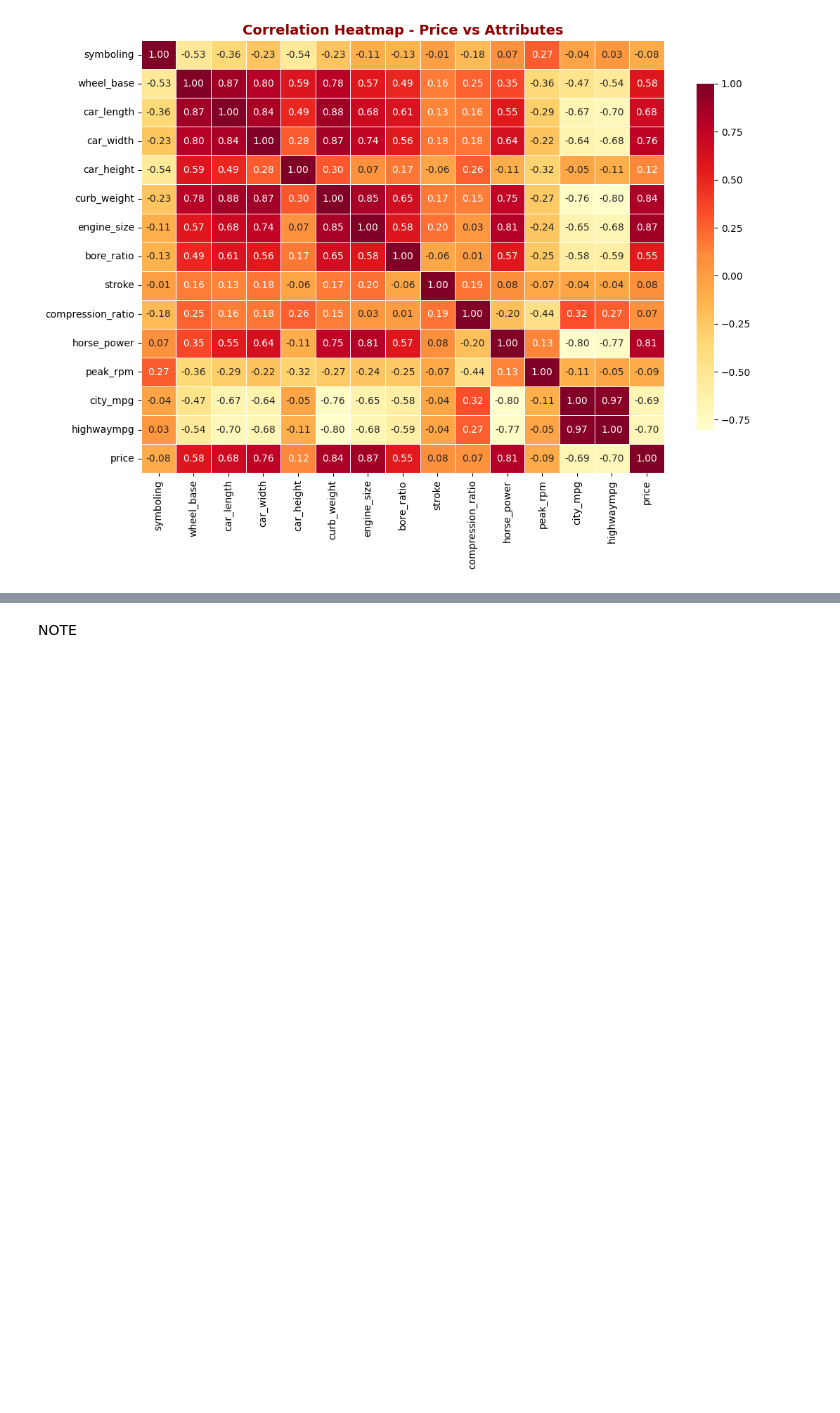
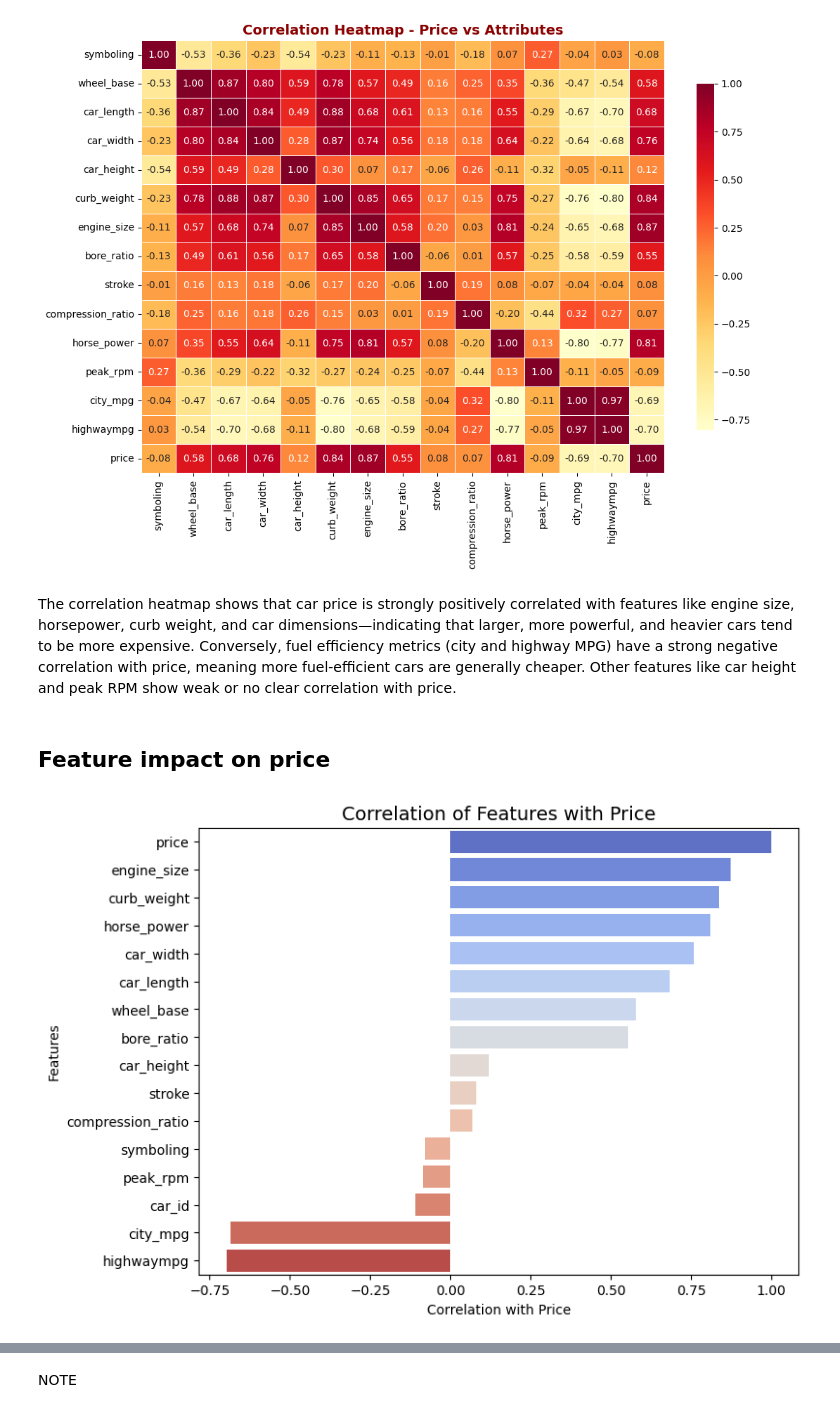
Before and after one commit to desi0302/Car_price_analysis, a Jupyter notebook: jupyter_notebooks/Data_visualisation.ipynb, the cells around one changed output, grey strips where cells are left out. Saved outputs shown, nothing was run; the diff lists cells and outputs as text; code cells hidden in the pictures; blank space fills up the shorter version.

```diff
--- a/jupyter_notebooks/Data_visualisation.ipynb
+++ b/jupyter_notebooks/Data_visualisation.ipynb
@@ -169,2 +162,20 @@ plt.show()
 # %% [output]
 [figure]
+# %% [markdown]
+The correlation heatmap shows that car price is strongly positively correlated with features like engine size, horsepower, curb weight, and car dimensions—indicating that larger, more powerful, and heavier cars tend to be more expensive. Conversely, fuel efficiency metrics (city and highway MPG) have a strong negative correlation with price, meaning more fuel-efficient cars are generally cheaper. Other features like car height and peak RPM show weak or no clear correlation with price.
+# %% [markdown]
+## Feature impact on price
+# %%
+# Correlation analysis for pricing insights
+# Identifies features strongly linked to price, guiding which to reduce to lower cost.
+
+corr = df.corr(numeric_only=True)['price'].sort_values(ascending=False)
+
+plt.figure(figsize=(8, 6))
+sns.barplot(x=corr.values, y=corr.index, hue=corr.index, palette="coolwarm", legend=False)
+plt.title("Correlation of Features with Price", fontsize=14)
+plt.xlabel("Correlation with Price")
+plt.ylabel("Features")
+plt.show()
+# %% [output]
+[figure, added]
```
Also changed, not shown: parts of 24 cells of this notebook, 1 other file.
